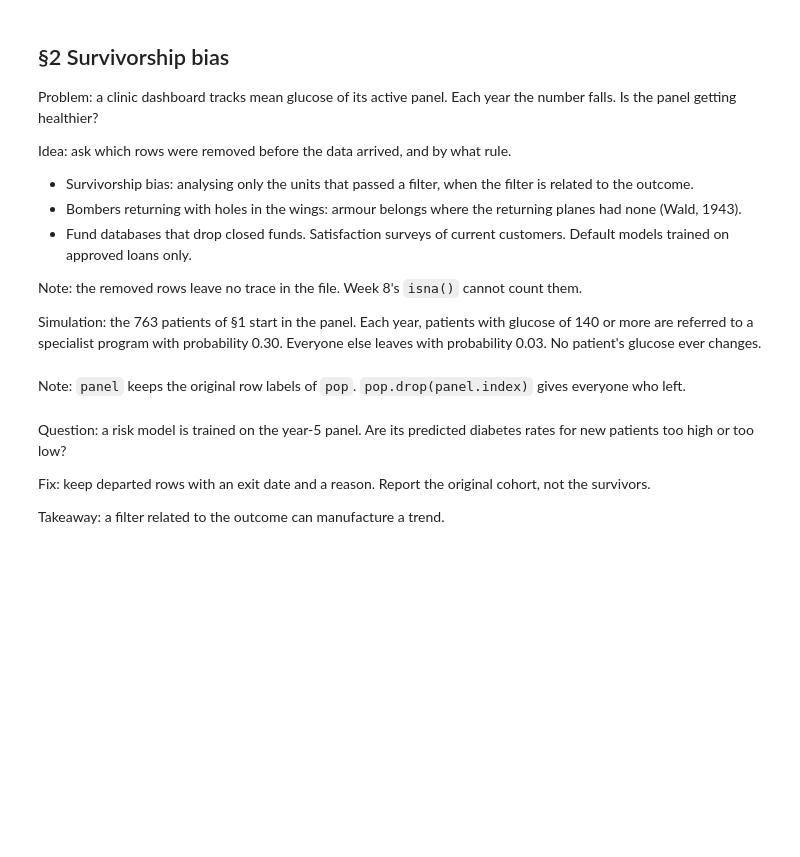
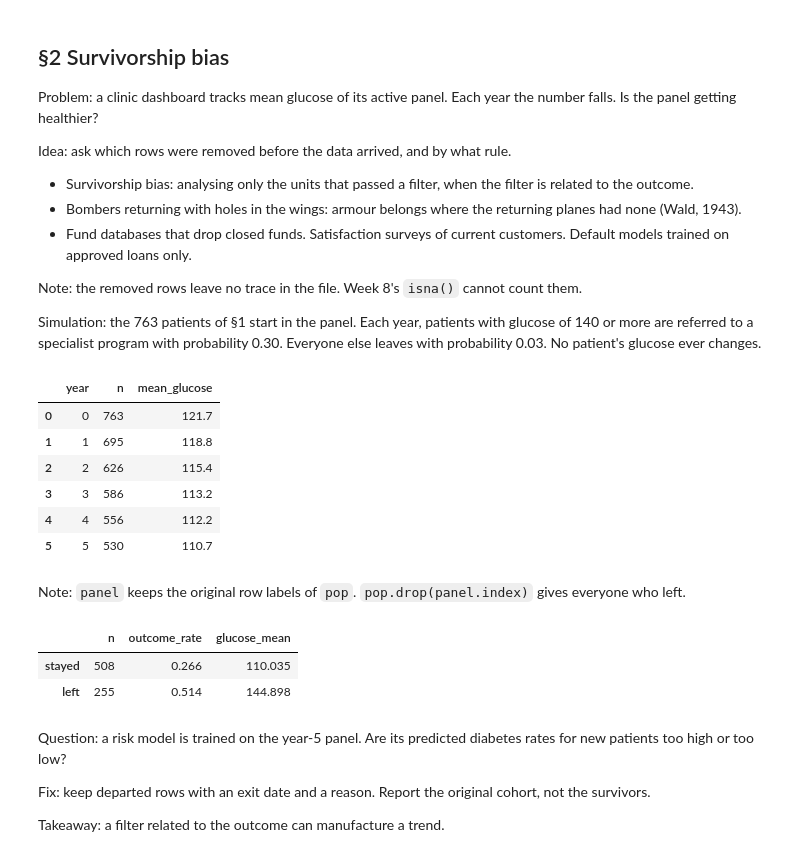
Before and after one commit to Hritvikk23/Quiz6, a Jupyter notebook: week09_sampling_inference.ipynb, the cells around one changed output. Saved outputs shown, nothing was run; the diff lists cells and outputs as text; code cells hidden in the pictures; blank space fills up the shorter version.

```diff
--- a/week09_sampling_inference.ipynb
+++ b/week09_sampling_inference.ipynb
@@ -136,11 +186,32 @@ to a specialist program with probability 0.30. Everyone else leaves with probabi
 # %%
 # Exercise 2.1
 # Task: start with panel = pop. For year 0 to 5, record year, n and mean Glucose of the panel,
 #   then remove patients: each leaves with probability p_leave
 #   (np.where(panel["Glucose"] >= 140, 0.30, 0.03)), using rng.random.
 #   Show the six records as a DataFrame.
 # Expected output: n falls from 763. Mean glucose falls every year, from about 121.7.
 # YOUR CODE HERE
+panel = pop
+records = []
+
+for year in range(6):
+    records.append({
+        "year":year,
+        "n": len(panel),
+        "mean_glucose": panel["Glucose"].mean(),
+    })
+    p_leave = np.where(panel["Glucose"] >= 140, 0.30, 0.03)
+    panel = panel[rng.random(len(panel)) >= p_leave]
+
+pd.DataFrame(records).round(1)
+# %% [output]
+|  | year | n | mean_glucose |
+| 0 | 0 | 763 | 121.7 |
+| 1 | 1 | 695 | 118.8 |
+| 2 | 2 | 626 | 115.4 |
+| 3 | 3 | 586 | 113.2 |
+| 4 | 4 | 556 | 112.2 |
+| 5 | 5 | 530 | 110.7 |
 # %% [markdown]
 Note: `panel` keeps the original row labels of `pop`. `pop.drop(panel.index)` gives everyone who left.
 # %%
@@ -149,6 +220,25 @@ Note: `panel` keeps the original row labels of `pop`. `pop.drop(panel.index)` gi
 #   n, mean Glucose, Outcome rate. One row each.
 # Expected output: leavers have higher mean glucose and a higher outcome rate.
 # YOUR CODE HERE
+left = pop.drop(panel.index)
+
+def compare(d):
+    result = pd.Series({
+        "n": len(d),
+        "outcome_rate": d["Outcome"].mean(),
+        "glucose_mean": d["Glucose"].mean(),
+    })
+    return result
+
+comparision = pd.DataFrame(
+    [compare(panel), compare(left)], index = ["stayed","left"]
+)
+comparision["n"] = comparision["n"].astype(int)
+comparision.round(3)
+# %% [output]
+|  | n | outcome_rate | glucose_mean |
+| stayed | 508 | 0.266 | 110.035 |
+| left | 255 | 0.514 | 144.898 |
 # %% [markdown]
 Question: a risk model is trained on the year-5 panel. Are its predicted diabetes rates for new patients too high or too low?
 
```
Also changed, not shown: parts of 9 cells of this notebook, 1 other file.
